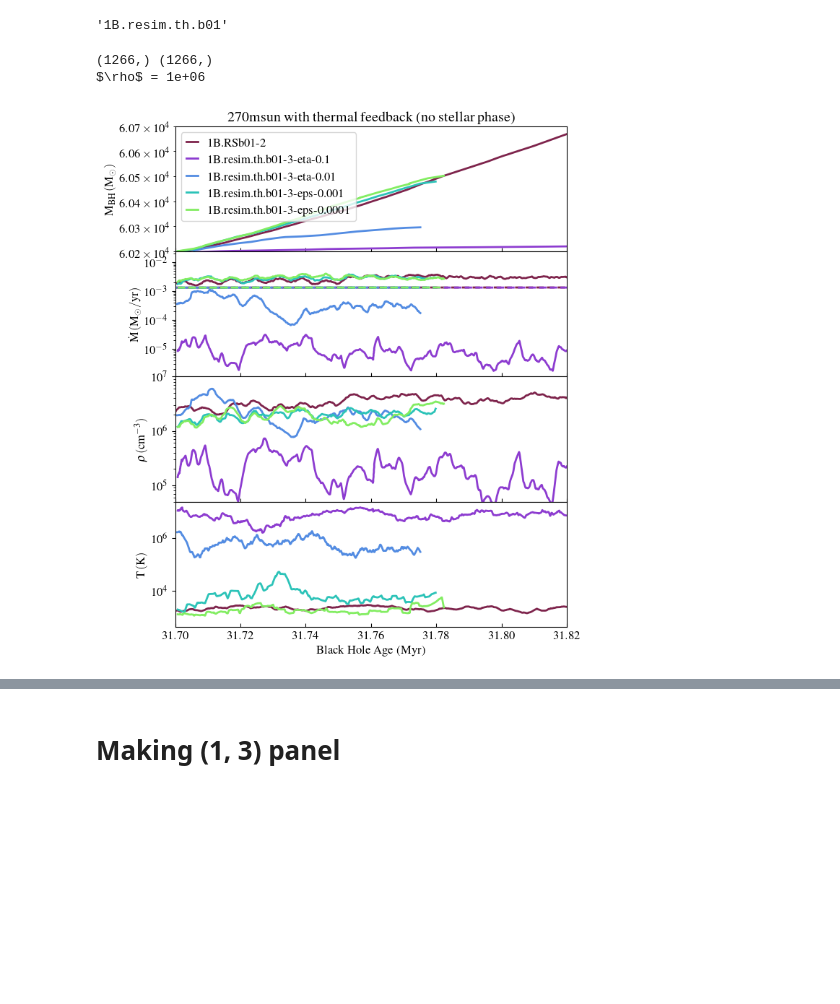
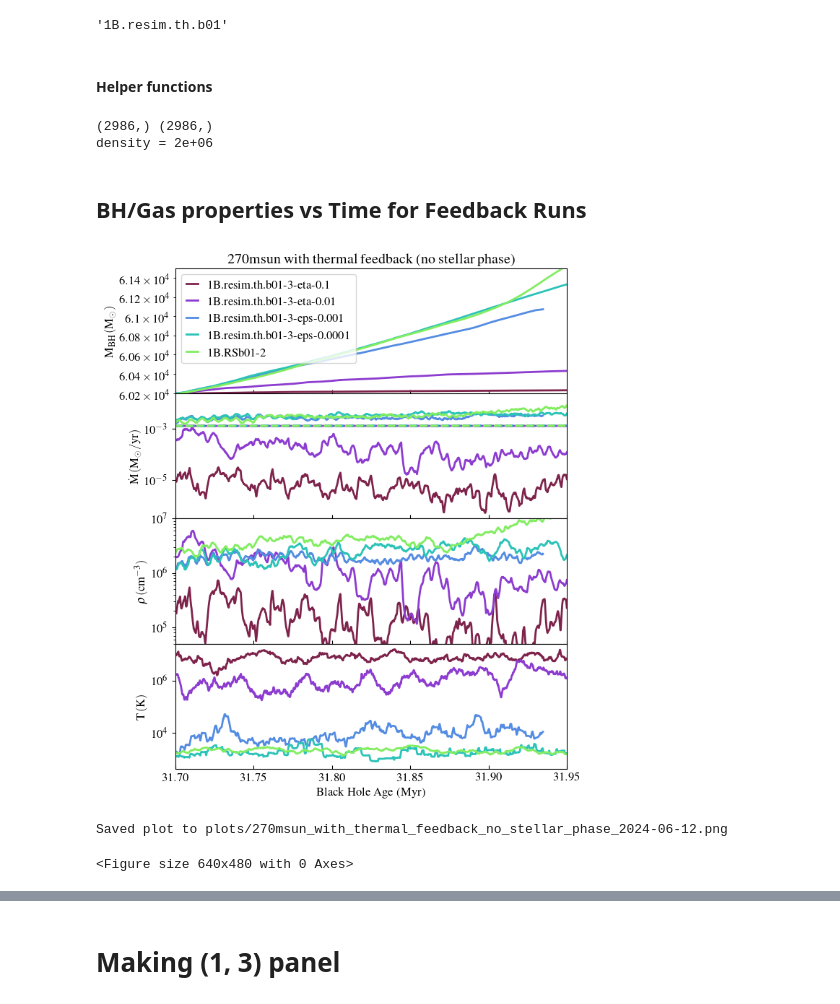
Before and after one commit to simonetgordon/smartstar_simulation_analysis, a Jupyter notebook: python_scripts/csv-data-plotting/plot_mass_growth.ipynb, the cells around one changed output, grey strips where cells are left out. Saved outputs shown, nothing was run; the diff lists cells and outputs as text; code cells hidden in the pictures; blank space fills up the shorter version.

Commit message:
update to residual density projection plots and properties over time

```diff
--- a/python_scripts/csv-data-plotting/plot_mass_growth.ipynb
+++ b/python_scripts/csv-data-plotting/plot_mass_growth.ipynb
@@ -54,6 +56,8 @@ label = extract_simulation_name_from_csv(data_files[1])
 label
 # %% [output]
 '1B.resim.th.b01'
+# %% [markdown]
+#### Helper functions
 # %%
 def setup_plot_env(fontsize, linewidth):
     rc('font', **{'family': 'serif', 'serif': ['Times'], 'weight': 'light'})
@@ -128,11 +132,11 @@ title = '270msun with thermal feedback (no stellar phase)'
 data_files = [#'data_files/data-1B.RSb04.csv',
               #'data_files/data-2B.RSb01.csv',
               #'data_files/data-1B.resim.th.b01.csv'
-    'data_files/data-1B.RSb01-2.csv',
     'data_files/data-1B.resim.th.b01-3-eta-0.1.csv',
     'data_files/data-1B.resim.th.b01-3-eta-0.01.csv',
     'data_files/data-1B.resim.th.b01-3-eps-0.001.csv',
-    'data_files/data-1B.resim.th.b01-3-eps-0.0001.csv'
+    'data_files/data-1B.resim.th.b01-3-eps-0.0001.csv',
+    'data_files/data-1B.RSb01-2.csv'
     # 'data_files/data-1B.RSb01-2.csv',
     # 'data_files/data-1B.th.bf128.csv',
     # 'data_files/data-1B.th.bf128-eps-0.01.csv',
@@ -154,14 +158,16 @@ rho_index = 1
 df = pd.read_csv(data_files[rho_index]).dropna()
 rho = df['average density'].values.mean()
 t_cs = sound_crossing_timescale(df, window_size, type='bondi')
-print(r"$\rho$ = {:.0e}".format(rho))
+print(f"density = {rho:.0e}")
 
 # find the dynamical timescale
 mh = 1.6735e-24 # hydrogen mass in g
 t_ff = dynamical_timescale_ff(rho*mh)/3.15576e13
 # %% [output]
-(1266,) (1266,)
-$\rho$ = 1e+06
+(2986,) (2986,)
+density = 2e+06
+# %% [markdown]
+## BH/Gas properties vs Time for Feedback Runs
 # %%
 
 fig, axs = plt.subplots(num_subplots, 1)
@@ -190,43 +196,51 @@ for j, data_file in enumerate(data_files):
     # 3) Density
     axs[2].plot(age, density, color=c[j], linestyle='solid', label=labels[j], alpha=alpha)
 
-    # 3) temperature
+    # 3) Temperature
     axs[3].plot(age, temperature, color=c[j], linestyle='solid', label=labels[j], alpha=alpha) #if j != 0 else None
 
 
 # Force x-axis ticks to appear on all subplots
 for i, ax in enumerate(axs):
     ax.tick_params(axis='x', which='both', bottom=True, top=False, labelbottom=True, direction="in")
-    ax.set_xlim([31.70, 31.82]) # set xlim
+    ax.set_xlim([31.70, 31.95]) # set xlim
     ax.set_xticklabels([]) if i < 3 else None
 
 # Set y-axis limits
 axs[0].set_yscale('log')
 axs[1].set_yscale('log')
 axs[2].set_yscale('log')
 axs[3].set_yscale('log')
-axs[0].set_ylim([6.02e4, 6.07e4])
+axs[0].set_ylim([6.02e4, 6.15e4])
 axs[2].set_ylim([5e4, 1e7])
 
 # Set labels
 axs[0].set_ylabel(r"$\rm M_{BH} \, (M_{\odot})$", fontdict=None)
 axs[1].set_ylabel(r"$\rm \dot{M} \, (M_{\odot}/yr)$", fontdict=None)
 axs[2].set_ylabel(r"$\rm \rho \, (cm^{-3})$", fontdict=None)
 axs[3].set_ylabel(r"$\rm T \, (K)$", fontdict=None)
 if age_units == "t_cs":
     axs[-1].set_xlabel(r'$t_{{c_s}} (t_{{c_s}} = {:.0e}$ Myr, line \ {})'.format(t_cs.mean(), rho_index+1), fontdict=None)
 elif age_units == "t_ff":
     axs[-1].set_xlabel(r'$t_{{ff}} (\rho = {:.0e}, line \ {})$'.format(rho, rho_index+1), fontdict=None)
 else:
     axs[-1].set_xlabel('Black Hole Age (Myr)', fontdict=None)
 
 # legend and title
 axs[0].legend(fontsize=fontsize, ncol=1, loc="upper left", handlelength=1) # "lower right" for no-sn
 axs[0].set_title(title)
 fig.subplots_adjust(wspace=0, hspace=0)
 fig.set_size_inches(7, 9)
 # %% [output]
-[figure, old version]
+[figure, new version]
+# %%
+timestamp = datetime.datetime.now().strftime("%Y-%m-%d")
+figname = title.replace(' ', '_').replace('(', '').replace(')', '') + f"_{timestamp}"
+plt.savefig(f'plots/{figname}.png', dpi=300, bbox_inches='tight')
+print(f"Saved plot to plots/{figname}.png")
+# %% [output]
+Saved plot to plots/270msun_with_thermal_feedback_no_stellar_phase_2024-06-12.png
+<Figure size 640x480 with 0 Axes>
 # %%
 from scipy.interpolate import interp1d
 
```
Also changed, not shown: parts of 10 cells of this notebook.
